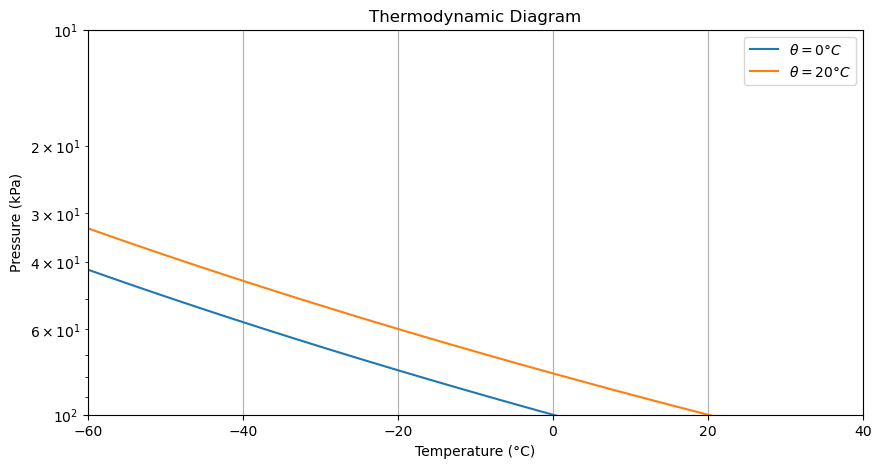
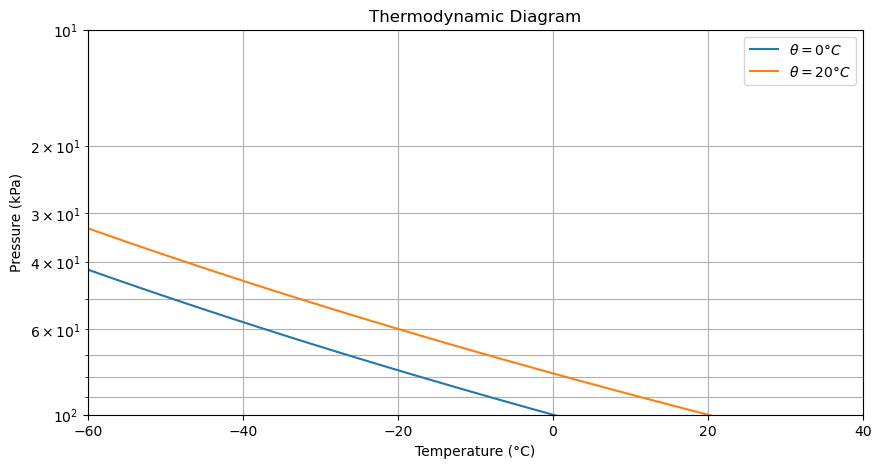
Code edit (unified diff) that turned the first committed figure into the second:
--- before
+++ after
@@ -1,5 +1,6 @@
 fig = plt.figure(figsize=(10, 5))
 ax = fig.add_subplot()
-ax.grid(axis='both', visible=True)
+ax.grid(visible=True, which='major')
+ax.grid(axis='both', visible=True, which='minor')
 ax.yaxis.set_inverted(True)
 ax.set_ylim(100, 10)
@@ -7,5 +8,5 @@
 ax.set_title("Thermodynamic Diagram")
 ax.set_xlabel("Temperature (°C)")
-ax.set_ylabel("Pressure (kPa)");
+ax.set_ylabel("Pressure (kPa)")
 ax.semilogy(T, p_0, label='$\\theta = 0 °C$')
 ax.semilogy(T, p_20, label='$\\theta = 20 °C$')

Commit: minoe change